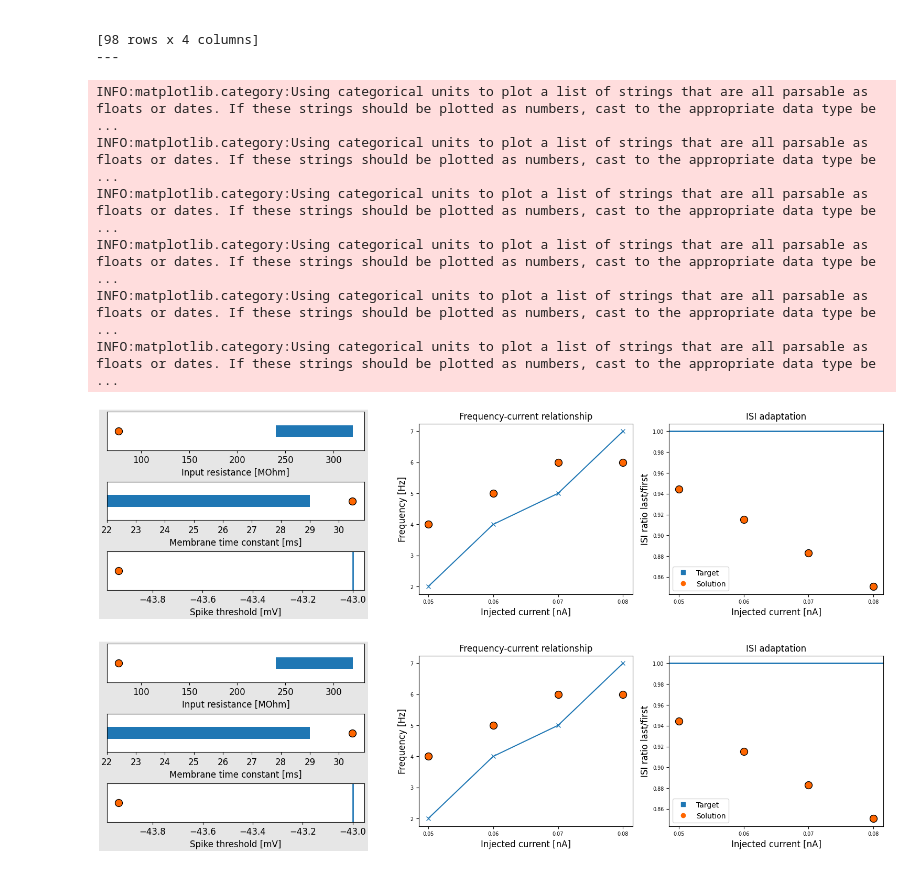
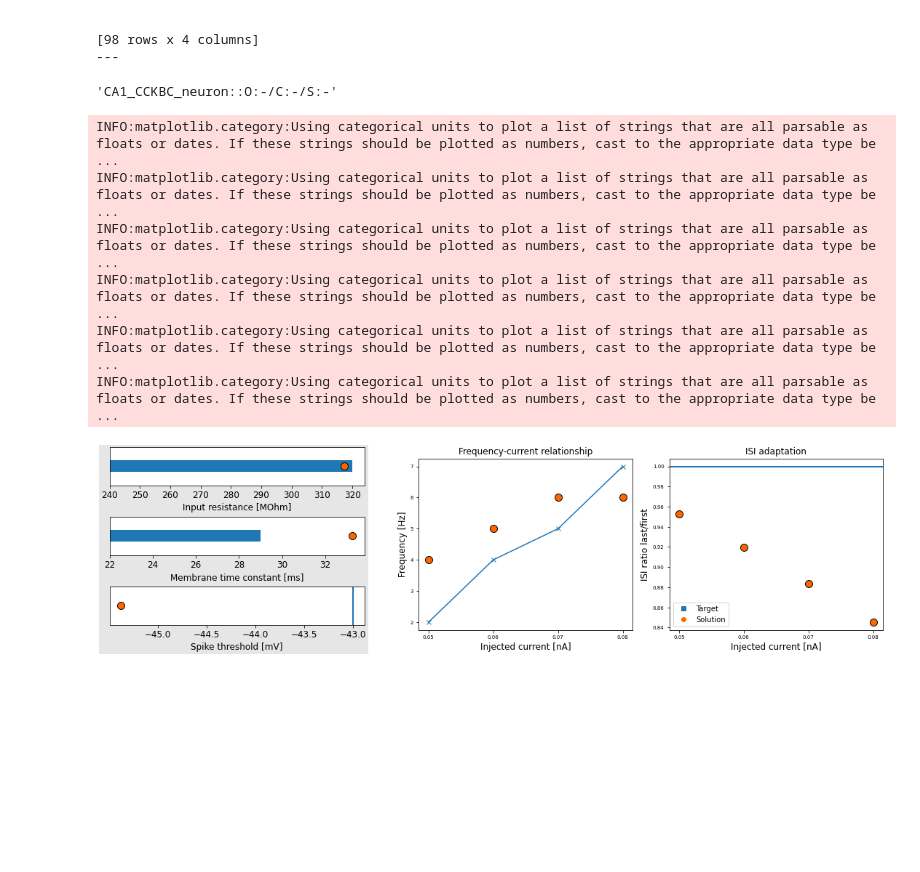
Before and after one commit to GazzolaLab/MultiObjectiveSurrogateOptimization, a Jupyter notebook: baseline.ipynb, the cells around one changed output. Cells and saved outputs as stored; diff of their text form; code cells hidden in the pictures; blank space fills up the shorter version.

```diff
--- a/baseline.ipynb
+++ b/baseline.ipynb
@@ -66,18 +77,22 @@ y*
 
 [98 rows x 4 columns]
 ---
+# %%
+cckbc
+cckbc.label()
+# %% [output]
+'CA1_CCKBC_neuron::O:-/C:-/S:-'
 # %%
 # inspect single datapoint
 
 cckbc = interface.components[3]
 
-cckbc.plot_features(best['CCKBC']['f'].iloc[0])
+cckbc.plot_features(best['CCKBC']['f'].iloc[12]);
 # %% [output]
 INFO:matplotlib.category:Using categorical units to plot a list of strings that are all parsable as floats or dates. If these strings should be plotted as numbers, cast to the appropriate data type be ...
 INFO:matplotlib.category:Using categorical units to plot a list of strings that are all parsable as floats or dates. If these strings should be plotted as numbers, cast to the appropriate data type be ...
 INFO:matplotlib.category:Using categorical units to plot a list of strings that are all parsable as floats or dates. If these strings should be plotted as numbers, cast to the appropriate data type be ...
 INFO:matplotlib.category:Using categorical units to plot a list of strings that are all parsable as floats or dates. If these strings should be plotted as numbers, cast to the appropriate data type be ...
 INFO:matplotlib.category:Using categorical units to plot a list of strings that are all parsable as floats or dates. If these strings should be plotted as numbers, cast to the appropriate data type be ...
 INFO:matplotlib.category:Using categorical units to plot a list of strings that are all parsable as floats or dates. If these strings should be plotted as numbers, cast to the appropriate data type be ...
-[figure, old version]
+[figure, new version]
-[figure, removed]
```
Also changed, not shown: parts of 34 cells of this notebook.
